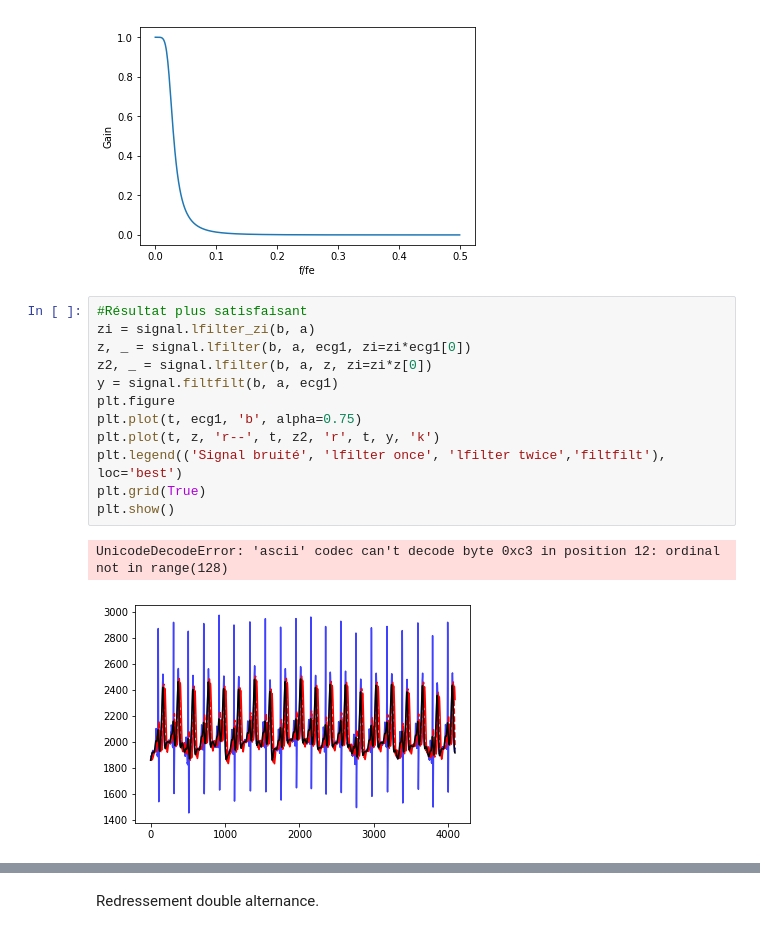
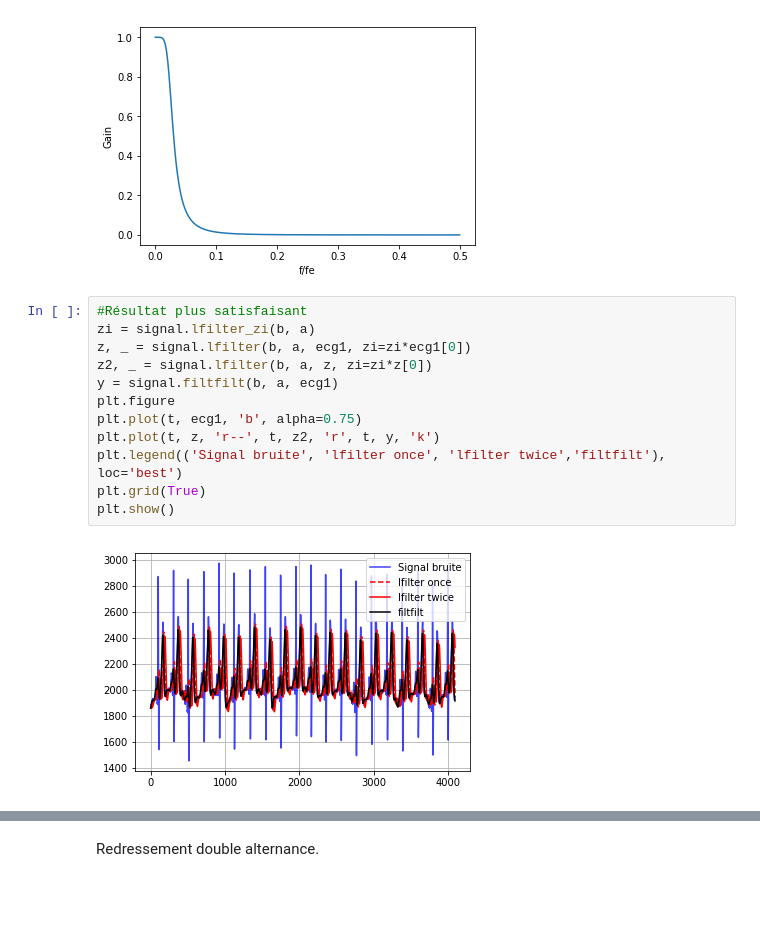
Before and after one commit to GregoirePacreau/ProjetTS, a Jupyter notebook: Projet 4 - ECG/projet.ipynb, the cells around one changed output, grey strips where cells are left out. Saved outputs shown, nothing was run; the diff lists cells and outputs as text; blank space fills up the shorter version.

```diff
--- a/Projet 4 - ECG/projet.ipynb
+++ b/Projet 4 - ECG/projet.ipynb
@@ -231,18 +231,17 @@ Text(0,0.5,'Gain')
 # %%
 #Résultat plus satisfaisant
 zi = signal.lfilter_zi(b, a)
 z, _ = signal.lfilter(b, a, ecg1, zi=zi*ecg1[0])
 z2, _ = signal.lfilter(b, a, z, zi=zi*z[0])
 y = signal.filtfilt(b, a, ecg1)
 plt.figure
 plt.plot(t, ecg1, 'b', alpha=0.75)
 plt.plot(t, z, 'r--', t, z2, 'r', t, y, 'k')
-plt.legend(('Signal bruité', 'lfilter once', 'lfilter twice','filtfilt'), loc='best')
+plt.legend(('Signal bruite', 'lfilter once', 'lfilter twice','filtfilt'), loc='best')
 plt.grid(True)
 plt.show()
 # %% [output]
-UnicodeDecodeError: 'ascii' codec can't decode byte 0xc3 in position 12: ordinal not in range(128)
-[figure, old version]
+[figure, new version]
 # %%
 #Spectre lissé
 plt.plot(f, np.log10(np.absolute(np.fft.fft(ecg1))))
```
Also changed, not shown: parts of 8 cells of this notebook.
